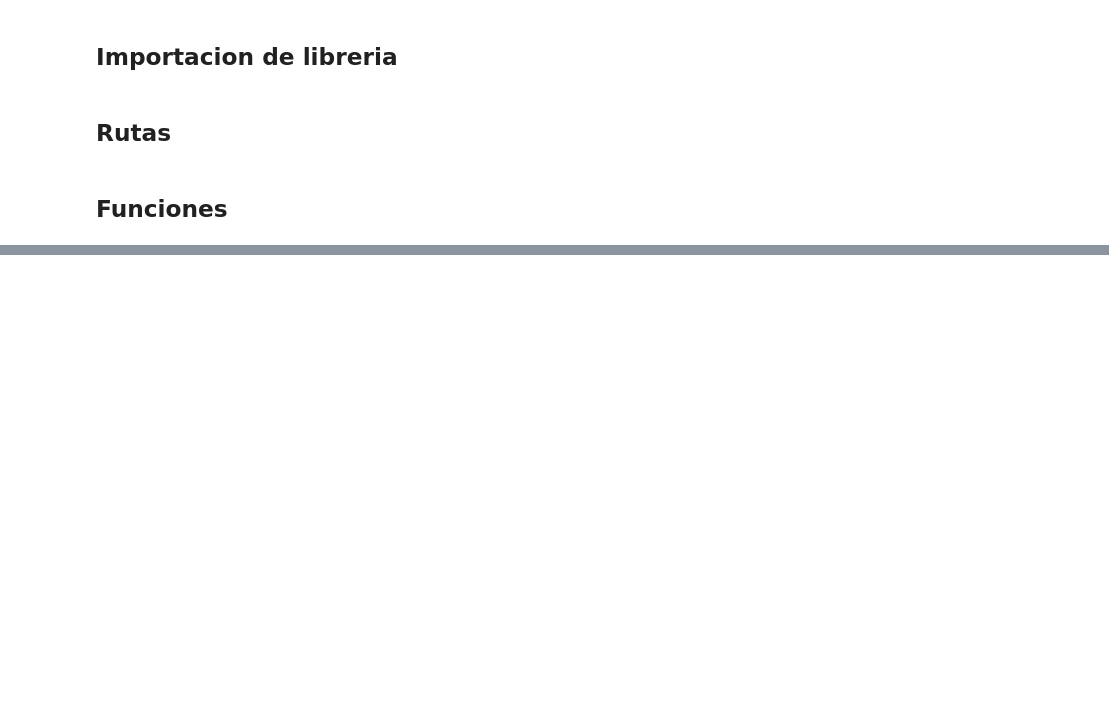
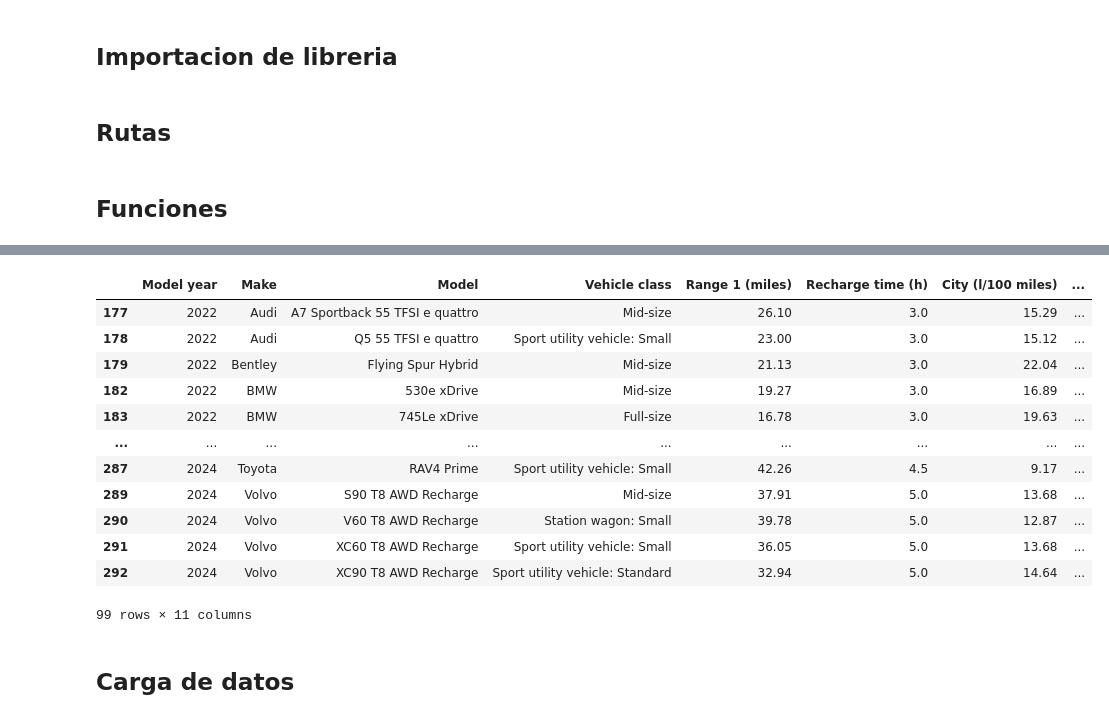
Before and after one commit to LScelza/Proyecto-final, a Jupyter notebook: ETL/ETL_hibridos_enchufables.ipynb, the cells around one changed output, grey strips where cells are left out. Drawn from its saved outputs; the diff is of its cells as text; code cells hidden in the pictures; blank space fills up the shorter version.

```diff
--- a/ETL/ETL_hibridos_enchufables.ipynb
+++ b/ETL/ETL_hibridos_enchufables.ipynb
@@ -39,0 +146,26 @@ path = '../path.txt'
+# %%
+# Filtracion del df por clases de vehículos y años, que es lo que nos interesa para el análisis.
+
+categorias = ['Mid-size', 'Sport utility vehicle: Small',  'Full-size',
+       'Sport utility vehicle: Standard', 'Minivan',
+       'Station wagon: Small']
+
+df = df[(df['Model year'] >= 2022) & (df['Vehicle class'].isin(categorias))]
+# %%
+df
+# %% [output]
+|  | Model year | Make | Model | Vehicle class | Range 1 (miles) | Recharge time (h) | City (l/100 miles) | ... |
+| 177 | 2022 | Audi | A7 Sportback 55 TFSI e quattro | Mid-size | 26.10 | 3.0 | 15.29 | ... |
+| 178 | 2022 | Audi | Q5 55 TFSI e quattro | Sport utility vehicle: Small | 23.00 | 3.0 | 15.12 | ... |
+| 179 | 2022 | Bentley | Flying Spur Hybrid | Mid-size | 21.13 | 3.0 | 22.04 | ... |
+| 182 | 2022 | BMW | 530e xDrive | Mid-size | 19.27 | 3.0 | 16.89 | ... |
+| 183 | 2022 | BMW | 745Le xDrive | Full-size | 16.78 | 3.0 | 19.63 | ... |
+| ... | ... | ... | ... | ... | ... | ... | ... | ... |
+| 287 | 2024 | Toyota | RAV4 Prime | Sport utility vehicle: Small | 42.26 | 4.5 | 9.17 | ... |
+| 289 | 2024 | Volvo | S90 T8 AWD Recharge | Mid-size | 37.91 | 5.0 | 13.68 | ... |
+| 290 | 2024 | Volvo | V60 T8 AWD Recharge | Station wagon: Small | 39.78 | 5.0 | 12.87 | ... |
+| 291 | 2024 | Volvo | XC60 T8 AWD Recharge | Sport utility vehicle: Small | 36.05 | 5.0 | 13.68 | ... |
+| 292 | 2024 | Volvo | XC90 T8 AWD Recharge | Sport utility vehicle: Standard | 32.94 | 5.0 | 14.64 | ... |
+99 rows × 11 columns
+# %% [markdown]
+## Carga de datos
```
Also changed, not shown: parts of 19 cells of this notebook, 6 other files.
